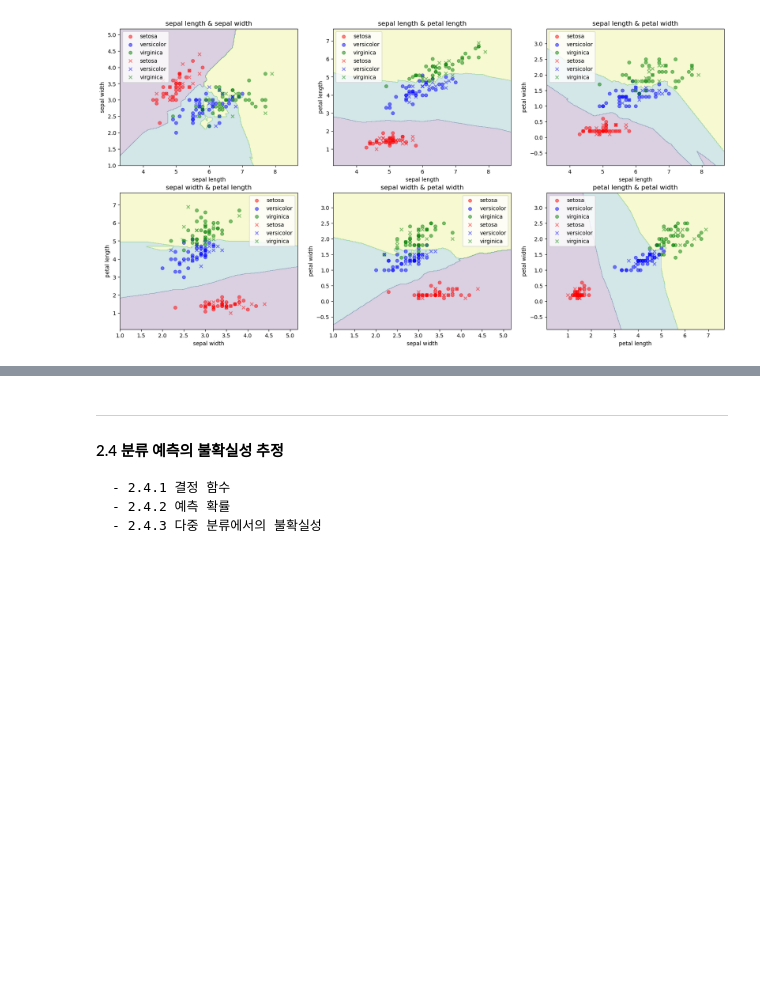
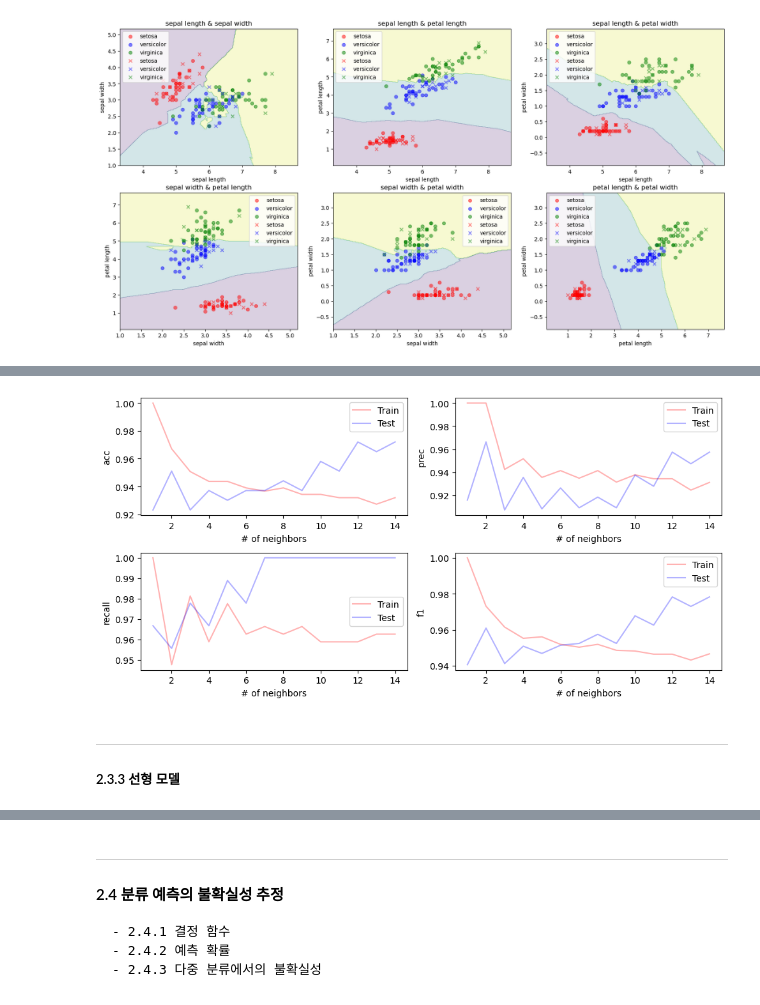
Before and after one commit to KIM-DKA/Intro_to_ML_Python, a Jupyter notebook: ch2/Supervised Learning.ipynb, the cells around one changed output, grey strips where cells are left out. Drawn from its saved outputs; the diff is of its cells as text; code cells hidden in the pictures; blank space fills up the shorter version.

```diff
--- a/ch2/Supervised Learning.ipynb
+++ b/ch2/Supervised Learning.ipynb
@@ -120,6 +128,3 @@ cancer_x.head()
 | 2 | 19.69 | 21.25 | 130.00 | 1203.0 | 0.10960 | 0.15990 | ... |
 | 3 | 11.42 | 20.38 | 77.58 | 386.1 | 0.14250 | 0.28390 | ... |
 | 4 | 20.29 | 14.34 | 135.10 | 1297.0 | 0.10030 | 0.13280 | ... |
-# %%
-cancer_y['target'] = ['mal' if x == 0 else 'bin' for x in cancer_y['target']]
-cancer_y.value_counts()
@@ -256,0 +255,63 @@ print(f'fscore[2(precision * recall)/(precision + recall)))]: {fscore[1]:.3f}')
+# %%
+from sklearn.metrics import accuracy_score, precision_score, recall_score, f1_score
+import matplotlib.pyplot as plt
+
+# Create a 2x2 subplots with size 10x5
+fig, ax = plt.subplots(2, 2, figsize=(10, 5))
+# Flatten the subplots to a 1D array
+ax = ax.flatten()
+
+# Split the dataset into train and test sets
+X_train, X_test, y_train, y_test = train_test_split(cancer_x, cancer_y, stratify=cancer_y['target'], random_state=50)
+
+# Initialize the lists for train and test accuracy
+train_acc = []
+test_acc = []
+train_prec = []
+test_prec = []
+train_recall = []
+test_recall = []
+train_f1 = []
+test_f1 = []
+
+# Iterate through K values from 1 to 14
+for n in range(1, 15):
+    # Create a KNN model with n_neighbors=n
+    knn = KNeighborsClassifier(n_neighbors=n)
+    # Fit the model on the train set
+    knn.fit(X_train, y_train)
+
+    # Predict on the train and test sets
+    y_train_pred = knn.predict(X_train)
+    y_test_pred = knn.predict(X_test)
+
+    # Calculate and append accuracy, precision, recall, and f1-score for the train and test sets
+    train_acc.append(accuracy_score(y_train, y_train_pred))
+    test_acc.append(accuracy_score(y_test, y_test_pred))
+
+    train_prec.append(precision_score(y_train, y_train_pred))
+    test_prec.append(precision_score(y_test, y_test_pred))
+
+    train_recall.append(recall_score(y_train, y_train_pred))
+    test_recall.append(recall_score(y_test, y_test_pred))
+
+    train_f1.append(f1_score(y_train, y_train_pred))
+    test_f1.append(f1_score(y_test, y_test_pred))
+
+# Plot the accuracy, precision, recall, and f1-score vs K for each metric
+metrics = ['acc', 'prec', 'recall', 'f1']
+for i, metric in enumerate(metrics):
+
+    ax[i].set_xlabel('# of neighbors')
+    ax[i].set_ylabel(metric)
+    ax[i].plot(range(1, 15), eval('train_'+metric), alpha=0.3, c='red', label='Train')
+    ax[i].plot(range(1, 15), eval('test_'+metric), alpha=0.3, c='blue', label='Test')
+    ax[i].legend()
+
+plt.tight_layout()  # Adjust the subplots to fit in the figure
+plt.show()  # Show the figure
+# %% [output]
+[figure, added]
+# %% [markdown]
+---
+##### 2.3.3 선형 모델
```
Also changed, not shown: parts of 21 cells of this notebook, 11 other files.
